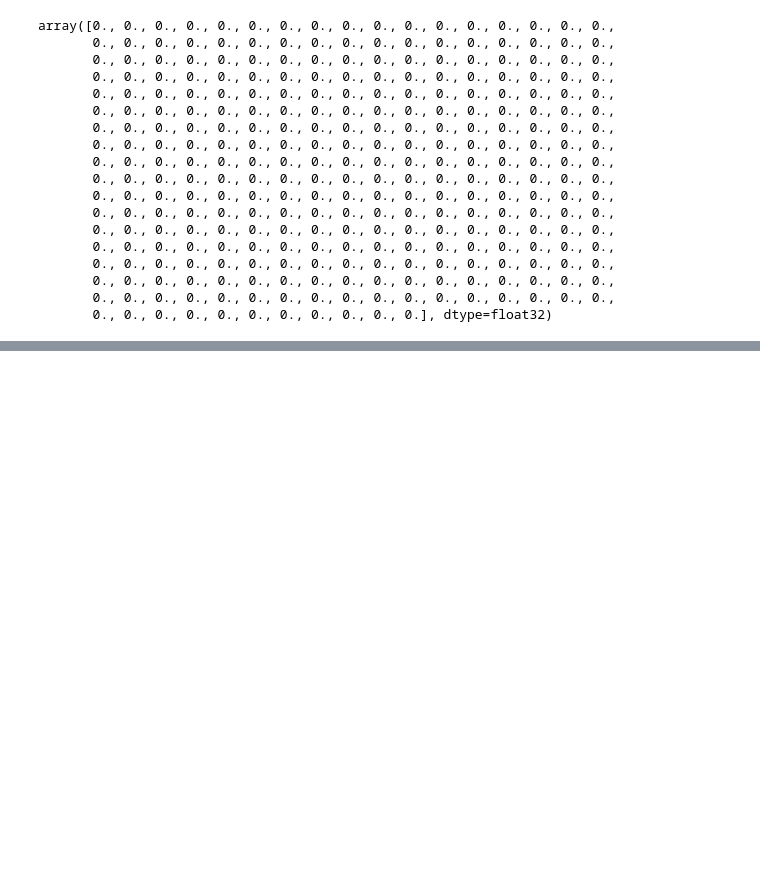
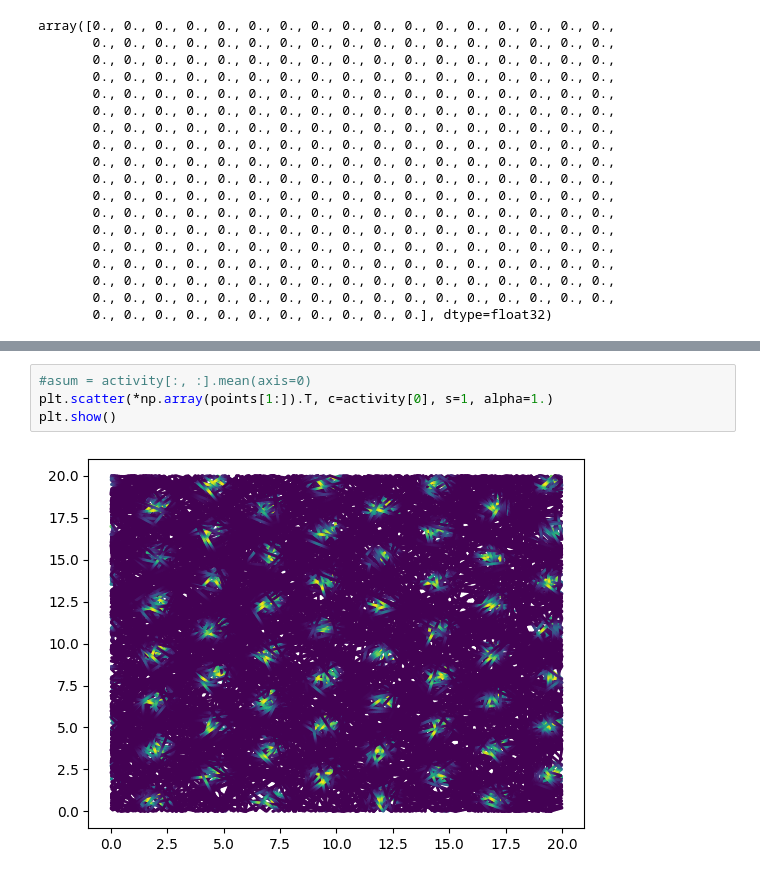
Before and after one commit to iKiru-hub/PCNN, a Jupyter notebook: notebooks/lab_pcore_2.ipynb, the cells around one changed output, grey strips where cells are left out. Drawn from its saved outputs; the diff is of its cells as text; blank space fills up the shorter version.

```diff
--- a/notebooks/lab_pcore_2.ipynb
+++ b/notebooks/lab_pcore_2.ipynb
@@ -177,0 +338,6 @@ array([0., 0., 0., 0., 0., 0., 0., 0., 0., 0., 0., 0., 0., 0., 0., 0., 0.,
+# %%
+#asum = activity[:, :].mean(axis=0)
+plt.scatter(*np.array(points[1:]).T, c=activity[0], s=1, alpha=1.)
+plt.show()
+# %% [output]
+[figure, added]
```
Also changed, not shown: parts of 11 cells of this notebook, 1 other file.
